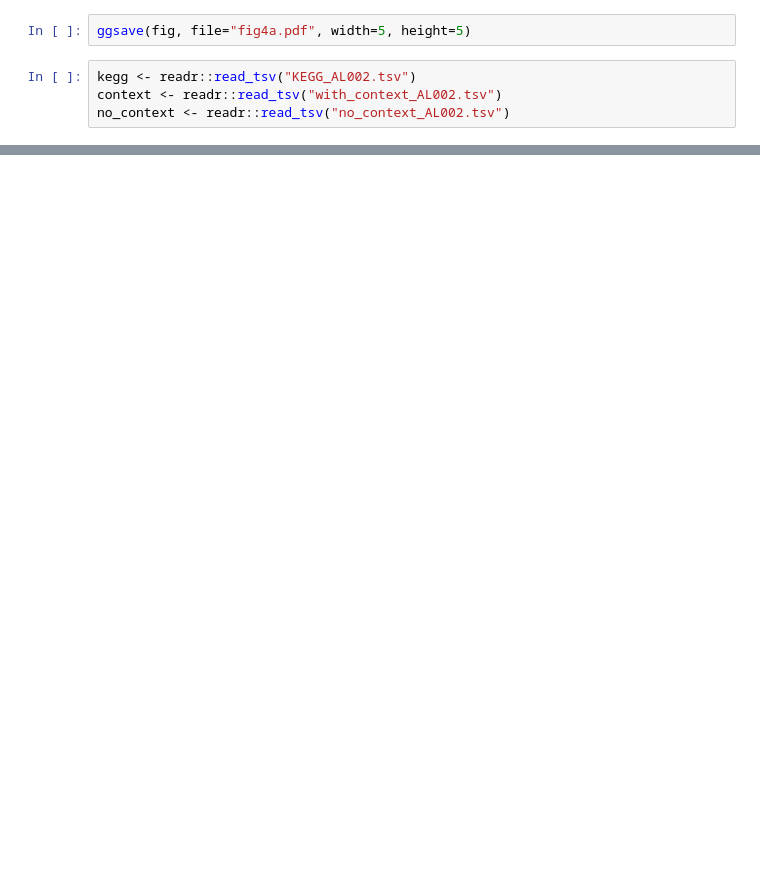
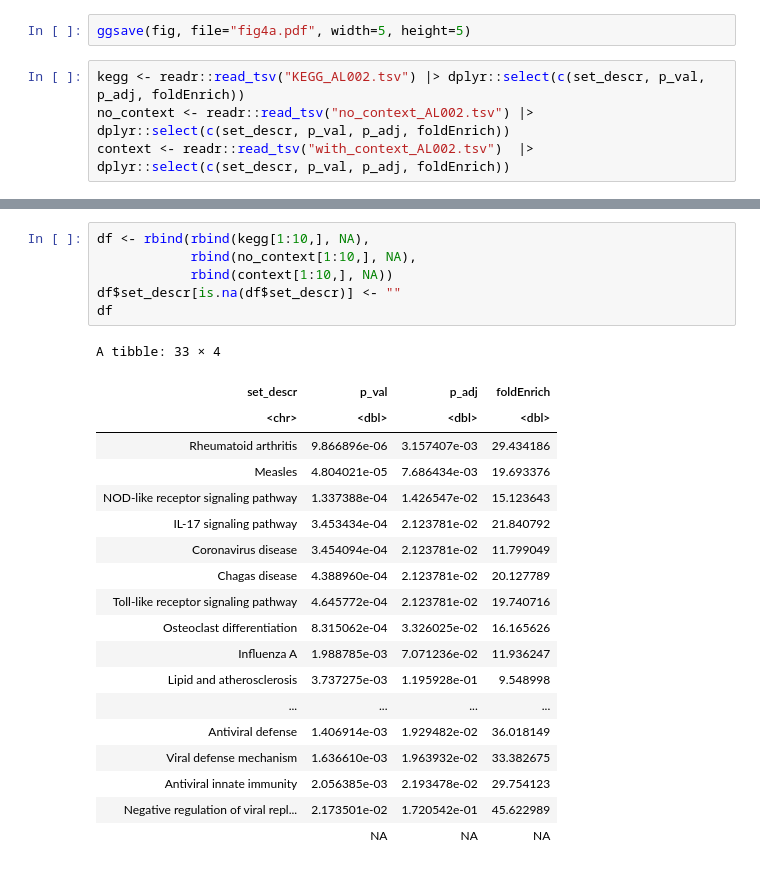
Before and after one commit to Alector-BIO/llm2geneset, a Jupyter notebook: notebooks/fig4.ipynb, the cells around one changed output, grey strips where cells are left out. Drawn from its saved outputs; the diff is of its cells as text; blank space fills up the shorter version.

```diff
--- a/notebooks/fig4.ipynb
+++ b/notebooks/fig4.ipynb
@@ -45,8 +45,8 @@ fig
 # %%
 ggsave(fig, file="fig4a.pdf", width=5, height=5)
 # %%
-kegg <- readr::read_tsv("KEGG_AL002.tsv")
-context <- readr::read_tsv("with_context_AL002.tsv")
-no_context <- readr::read_tsv("no_context_AL002.tsv")
+kegg <- readr::read_tsv("KEGG_AL002.tsv") |> dplyr::select(c(set_descr, p_val, p_adj, foldEnrich))
+no_context <- readr::read_tsv("no_context_AL002.tsv") |> dplyr::select(c(set_descr, p_val, p_adj, foldEnrich))
+context <- readr::read_tsv("with_context_AL002.tsv")  |> dplyr::select(c(set_descr, p_val, p_adj, foldEnrich))
 # %% [output]
 Rows: 320 Columns: 12
@@ -90,0 +69,26 @@ A spec_tbl_df: 320 × 12
+# %%
+df <- rbind(rbind(kegg[1:10,], NA),
+            rbind(no_context[1:10,], NA),
+            rbind(context[1:10,], NA))
+df$set_descr[is.na(df$set_descr)] <- ""
+df
+# %% [output]
+A tibble: 33 × 4
+| set_descr | p_val | p_adj | foldEnrich |
+| <chr> | <dbl> | <dbl> | <dbl> |
+| Rheumatoid arthritis | 9.866896e-06 | 3.157407e-03 | 29.434186 |
+| Measles | 4.804021e-05 | 7.686434e-03 | 19.693376 |
+| NOD-like receptor signaling pathway | 1.337388e-04 | 1.426547e-02 | 15.123643 |
+| IL-17 signaling pathway | 3.453434e-04 | 2.123781e-02 | 21.840792 |
+| Coronavirus disease | 3.454094e-04 | 2.123781e-02 | 11.799049 |
+| Chagas disease | 4.388960e-04 | 2.123781e-02 | 20.127789 |
+| Toll-like receptor signaling pathway | 4.645772e-04 | 2.123781e-02 | 19.740716 |
+| Osteoclast differentiation | 8.315062e-04 | 3.326025e-02 | 16.165626 |
+| Influenza A | 1.988785e-03 | 7.071236e-02 | 11.936247 |
+| Lipid and atherosclerosis | 3.737275e-03 | 1.195928e-01 | 9.548998 |
+| ... | ... | ... | ... |
+| Antiviral defense | 1.406914e-03 | 1.929482e-02 | 36.018149 |
+| Viral defense mechanism | 1.636610e-03 | 1.963932e-02 | 33.382675 |
+| Antiviral innate immunity | 2.056385e-03 | 2.193478e-02 | 29.754123 |
+| Negative regulation of viral repl... | 2.173501e-02 | 1.720542e-01 | 45.622989 |
+|  | NA | NA | NA |
```
Also changed, not shown: parts of 6 cells of this notebook, 4 other files.
